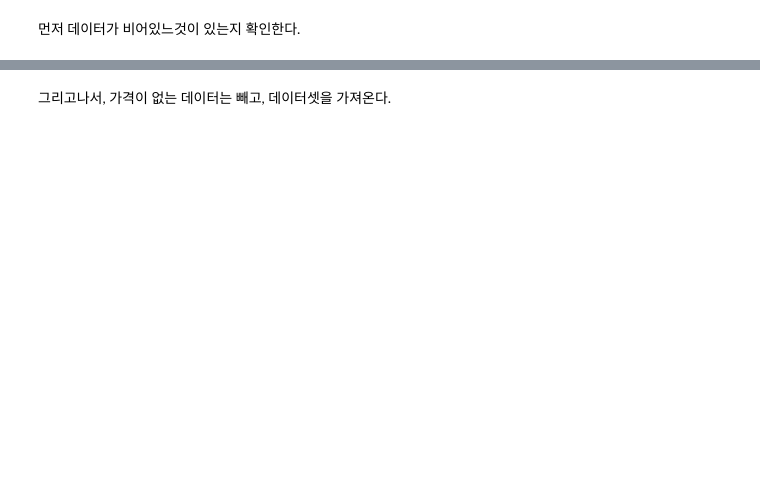
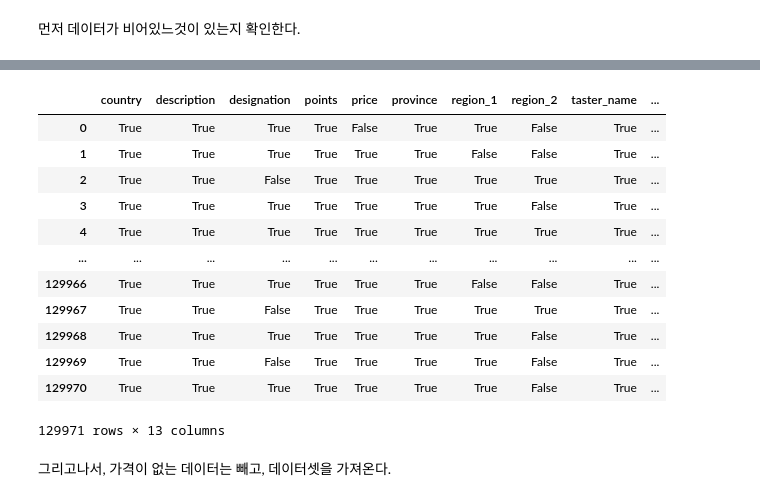
Before and after one commit to wnstjq0915/my_study, a Jupyter notebook: yh-k4-main/데이터분석 리뷰/2.c 실습 Pandas-2.ipynb, the cells around one changed output, grey strips where cells are left out. Saved outputs shown, nothing was run; the diff lists cells and outputs as text; code cells hidden in the pictures; blank space fills up the shorter version.

```diff
--- a/yh-k4-main/데이터분석 리뷰/2.c 실습 Pandas-2.ipynb
+++ b/yh-k4-main/데이터분석 리뷰/2.c 실습 Pandas-2.ipynb
@@ -41,6 +42,22 @@ taster_twitter_handle    31213
 variety                      1
 winery                       0
 dtype: int64
+# %%
+reviews.notna()
+# %% [output]
+|  | country | description | designation | points | price | province | region_1 | region_2 | taster_name | ... |
+| 0 | True | True | True | True | False | True | True | False | True | ... |
+| 1 | True | True | True | True | True | True | False | False | True | ... |
+| 2 | True | True | False | True | True | True | True | True | True | ... |
+| 3 | True | True | True | True | True | True | True | False | True | ... |
+| 4 | True | True | True | True | True | True | True | True | True | ... |
+| ... | ... | ... | ... | ... | ... | ... | ... | ... | ... | ... |
+| 129966 | True | True | True | True | True | True | False | False | True | ... |
+| 129967 | True | True | False | True | True | True | True | True | True | ... |
+| 129968 | True | True | True | True | True | True | True | False | True | ... |
+| 129969 | True | True | False | True | True | True | True | False | True | ... |
+| 129970 | True | True | True | True | True | True | True | False | True | ... |
+129971 rows × 13 columns
 # %% [markdown]
 그리고나서, 가격이 없는 데이터는 빼고, 데이터셋을 가져온다.
 # %%
```
Also changed, not shown: parts of 2 cells of this notebook, 4 other files.
